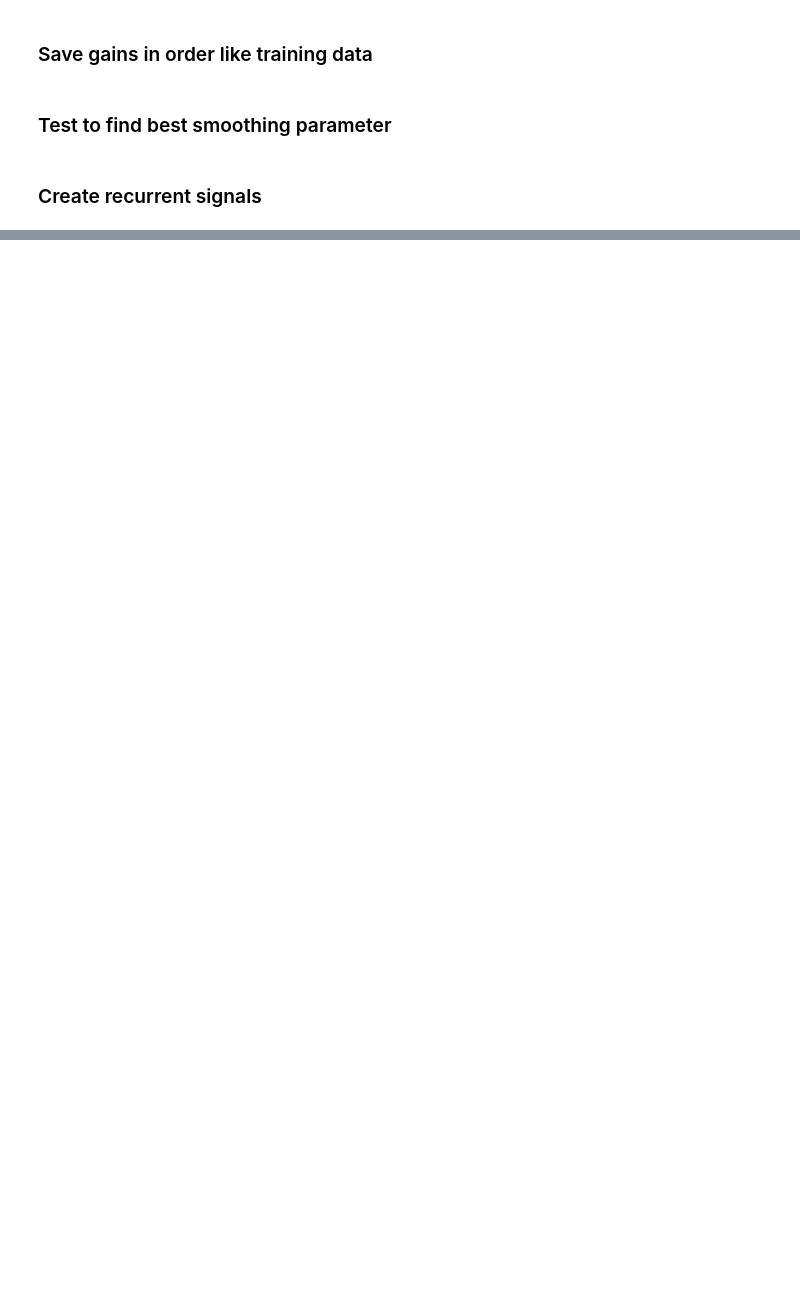
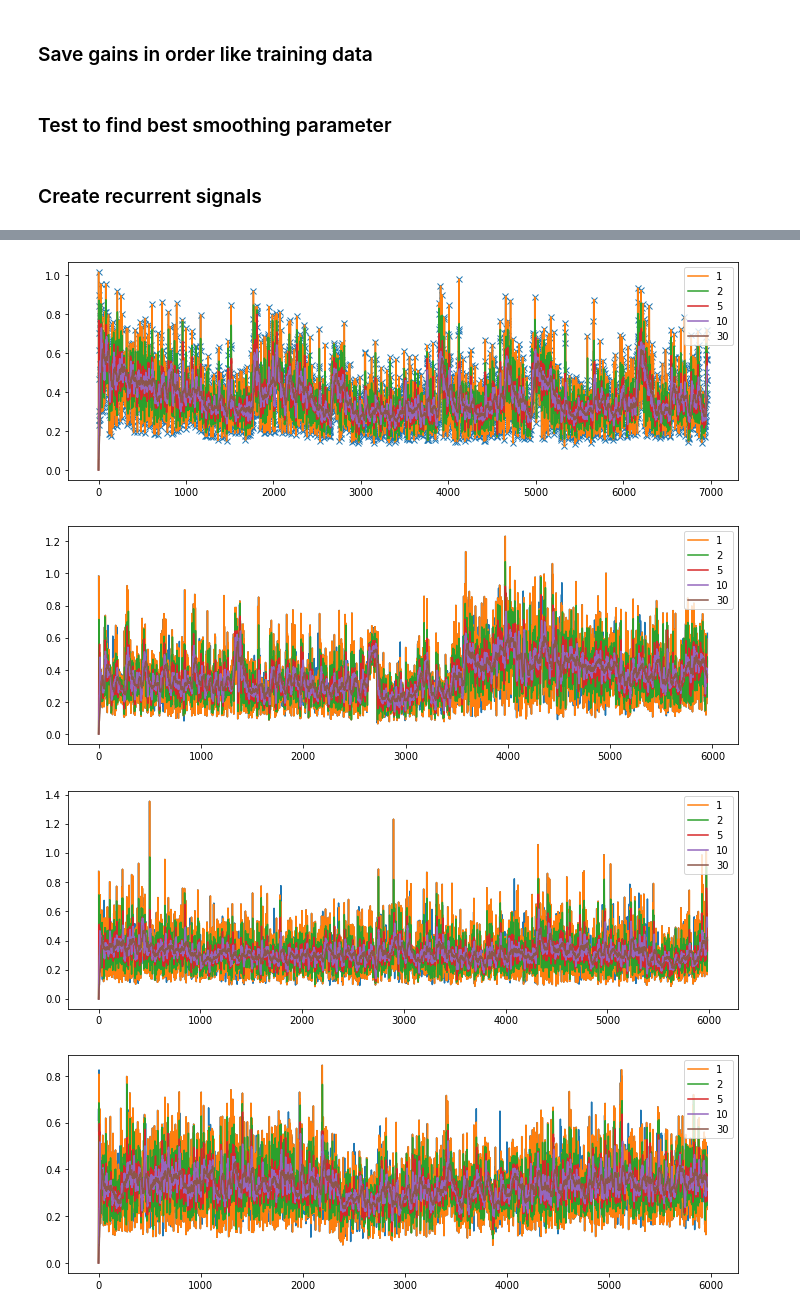
Before and after one commit to AdrianRoggenbach/adrian_sensorium, a Jupyter notebook: notebooks/my_notebooks/add_brain_internal_features.ipynb, the cells around one changed output, grey strips where cells are left out. Saved outputs shown, nothing was run; the diff lists cells and outputs as text; code cells hidden in the pictures; blank space fills up the shorter version.

```diff
--- a/notebooks/my_notebooks/add_brain_internal_features.ipynb
+++ b/notebooks/my_notebooks/add_brain_internal_features.ipynb
@@ -140,7 +142,13 @@ for key in keys:
 
     # add dimension for dataloader to work
     reordered_gain = np.expand_dims(reordered_gain, axis=1)
-    np.save( os.path.join(save_folder, 'gain_{}.npy'.format(key)), reordered_gain)
+
+    # hardcoded transformation of data key to folder name
+    before = 'static'
+    after = '-GrayImageNet-94c6ff995dac583098847cfecd43e7b6'
+    merged_folder = os.path.join( save_folder, before+key+after, 'merged_data' )
+
+    np.save( os.path.join(merged_folder, 'gain.npy'), reordered_gain)
 # %% [markdown]
 ### Test to find best smoothing parameter
 # %%
@@ -201,7 +209,7 @@ def get_multiple_lags(key, lags, data_stim):
 
     return history_mat
 # %%
-lags = [2,5,10,30]
+lags = [1,2,5,10,30]
 history = dict()
 
 for key in tqdm(keys):
@@ -209,7 +217,7 @@ for key in tqdm(keys):
     history_mat = get_multiple_lags(key, lags, data_stim)
 
     # for sanity check of data, plot average with history
-    plt.figure(figsize=(8,4))
+    plt.figure(figsize=(12,4))
     true = np.mean( data_stim[key]['target'], axis=1 )
     if key == '27204-5-13':  # competition dataset with many 0s
         true[true==0] = np.nan
@@ -230,5 +238,10 @@ for key in tqdm(keys):
         reordered_history[id_] = history_mat[i]
 
     # save matrix
-    # np.save( os.path.join(save_folder, 'history_{}.npy'.format(key)), reordered_history)
+    # hardcoded transformation of data key to folder name
+    before = 'static'
+    after = '-GrayImageNet-94c6ff995dac583098847cfecd43e7b6'
+    merged_folder = os.path.join( save_folder, before+key+after, 'merged_data' )
+
+    np.save( os.path.join(merged_folder, 'history.npy'), reordered_history)
 # %% [output]
@@ -246,0 +248,4 @@ for key in tqdm(keys):
+[figure, added]
+[figure, added]
+[figure, added]
+[figure, added]
```
Also changed, not shown: parts of 13 cells of this notebook, 5 other files.
